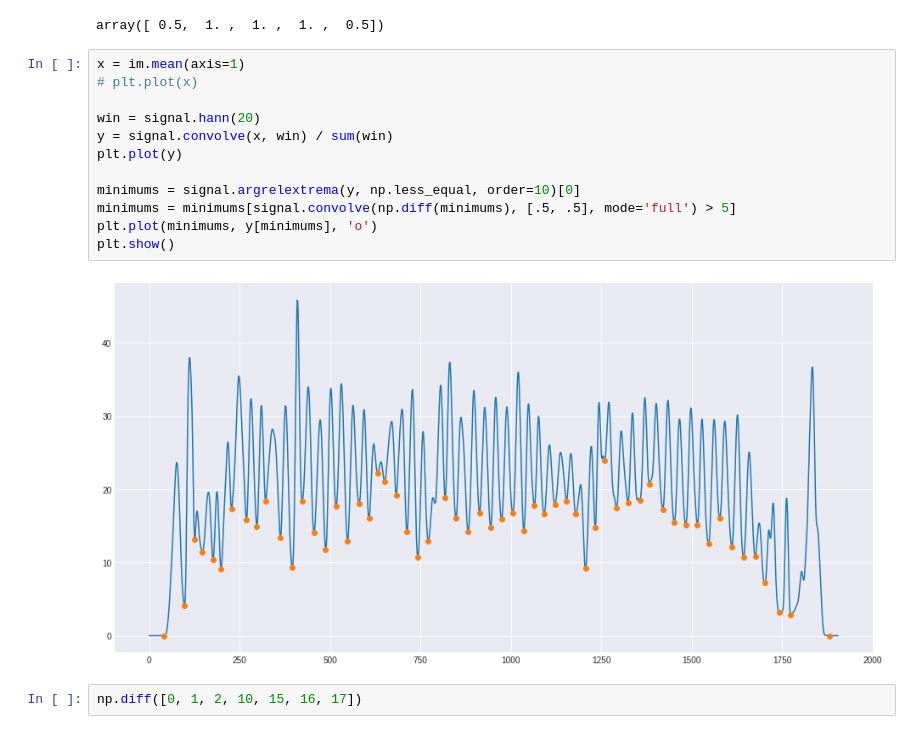
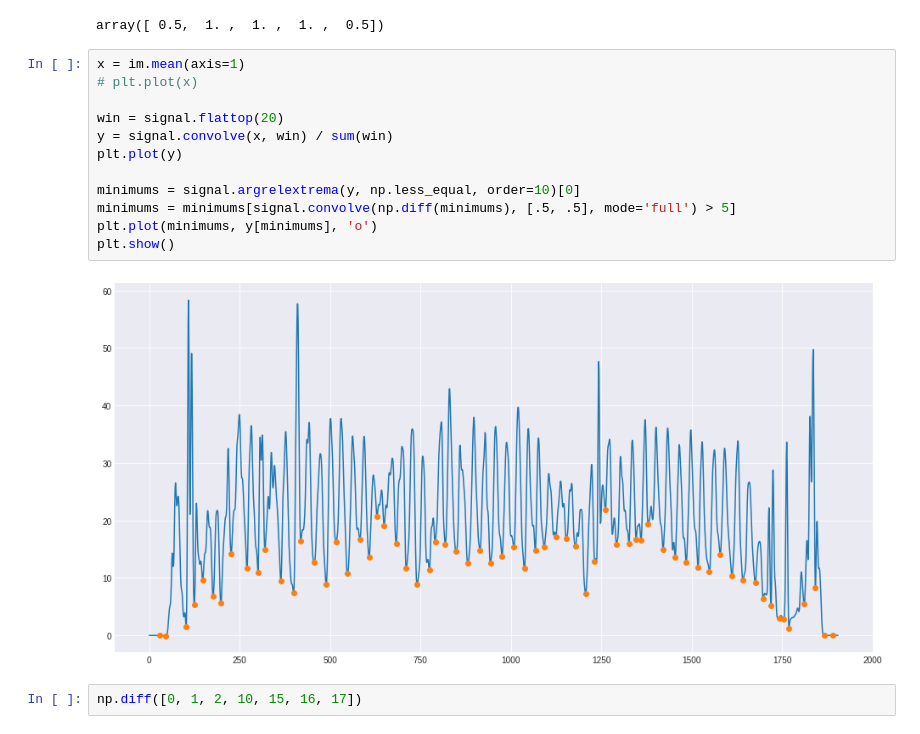
Before and after one commit to sirex/metrikai, a Jupyter notebook: spaces_between_lines.ipynb, the cells around one changed output. Cells and saved outputs as stored; diff of their text form.

```diff
--- a/spaces_between_lines.ipynb
+++ b/spaces_between_lines.ipynb
@@ -42,17 +42,17 @@ array([ 0.5,  1. ,  1. ,  1. ,  0.5])
 # %%
 x = im.mean(axis=1)
 # plt.plot(x)
 
-win = signal.hann(20)
+win = signal.flattop(20)
 y = signal.convolve(x, win) / sum(win)
 plt.plot(y)
 
 minimums = signal.argrelextrema(y, np.less_equal, order=10)[0]
 minimums = minimums[signal.convolve(np.diff(minimums), [.5, .5], mode='full') > 5]
 plt.plot(minimums, y[minimums], 'o')
 plt.show()
 # %% [output]
-[figure, old version]
+[figure, new version]
 # %%
 np.diff([0, 1, 2, 10, 15, 16, 17])
 # %% [output]
```
Also changed, not shown: parts of 5 cells of this notebook, 3 other files.
